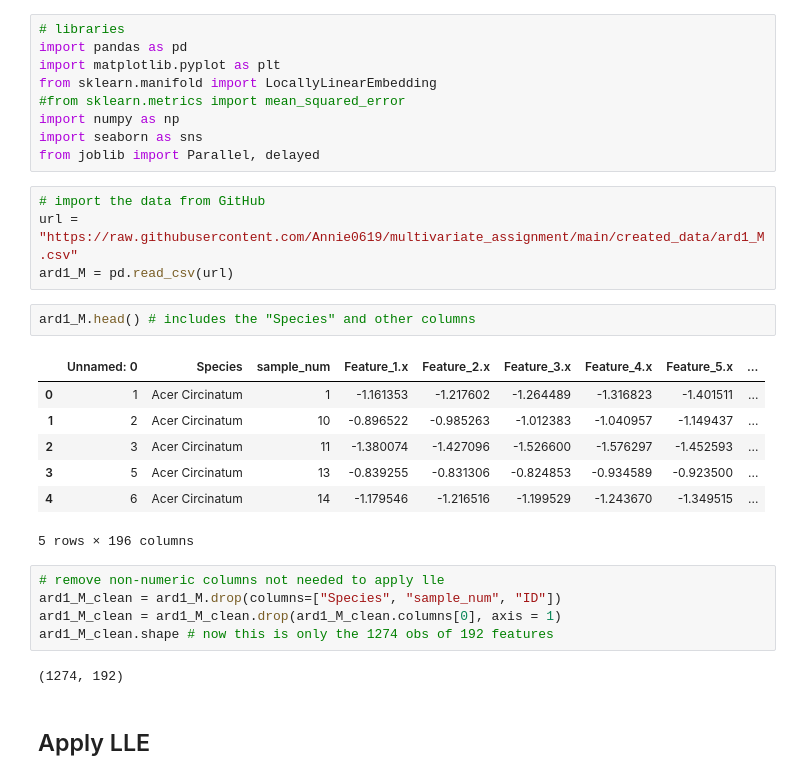
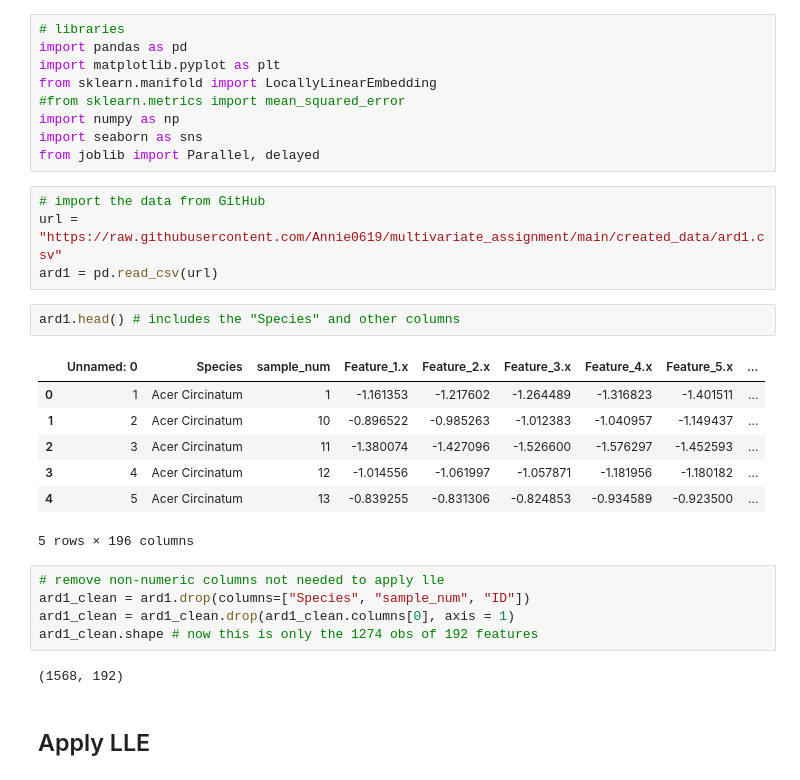
Before and after one commit to Annie0619/multivariate_assignment, a Jupyter notebook: LLE_Dimension_Reduction.ipynb, the cells around one changed output. Drawn from its saved outputs; the diff is of its cells as text.

```diff
--- a/LLE_Dimension_Reduction.ipynb
+++ b/LLE_Dimension_Reduction.ipynb
@@ -20,25 +20,25 @@ import seaborn as sns
 from joblib import Parallel, delayed
 # %%
 # import the data from GitHub
-url = "https://raw.githubusercontent.com/Annie0619/multivariate_assignment/main/created_data/ard1_M.csv"
-ard1_M = pd.read_csv(url)
+url = "https://raw.githubusercontent.com/Annie0619/multivariate_assignment/main/created_data/ard1.csv"
+ard1 = pd.read_csv(url)
 # %%
-ard1_M.head() # includes the "Species" and other columns
+ard1.head() # includes the "Species" and other columns
 # %% [output]
 |  | Unnamed: 0 | Species | sample_num | Feature_1.x | Feature_2.x | Feature_3.x | Feature_4.x | Feature_5.x | ... |
 | 0 | 1 | Acer Circinatum | 1 | -1.161353 | -1.217602 | -1.264489 | -1.316823 | -1.401511 | ... |
 | 1 | 2 | Acer Circinatum | 10 | -0.896522 | -0.985263 | -1.012383 | -1.040957 | -1.149437 | ... |
 | 2 | 3 | Acer Circinatum | 11 | -1.380074 | -1.427096 | -1.526600 | -1.576297 | -1.452593 | ... |
-| 3 | 5 | Acer Circinatum | 13 | -0.839255 | -0.831306 | -0.824853 | -0.934589 | -0.923500 | ... |
-| 4 | 6 | Acer Circinatum | 14 | -1.179546 | -1.216516 | -1.199529 | -1.243670 | -1.349515 | ... |
+| 3 | 4 | Acer Circinatum | 12 | -1.014556 | -1.061997 | -1.057871 | -1.181956 | -1.180182 | ... |
+| 4 | 5 | Acer Circinatum | 13 | -0.839255 | -0.831306 | -0.824853 | -0.934589 | -0.923500 | ... |
 5 rows × 196 columns
 # %%
 # remove non-numeric columns not needed to apply lle
-ard1_M_clean = ard1_M.drop(columns=["Species", "sample_num", "ID"])
-ard1_M_clean = ard1_M_clean.drop(ard1_M_clean.columns[0], axis = 1)
-ard1_M_clean.shape # now this is only the 1274 obs of 192 features
+ard1_clean = ard1.drop(columns=["Species", "sample_num", "ID"])
+ard1_clean = ard1_clean.drop(ard1_clean.columns[0], axis = 1)
+ard1_clean.shape # now this is only the 1274 obs of 192 features
 # %% [output]
-(1274, 192)
+(1568, 192)
 # %% [markdown]
 ## Apply LLE
 # %% [markdown]
```
Also changed, not shown: parts of 2 cells of this notebook.
